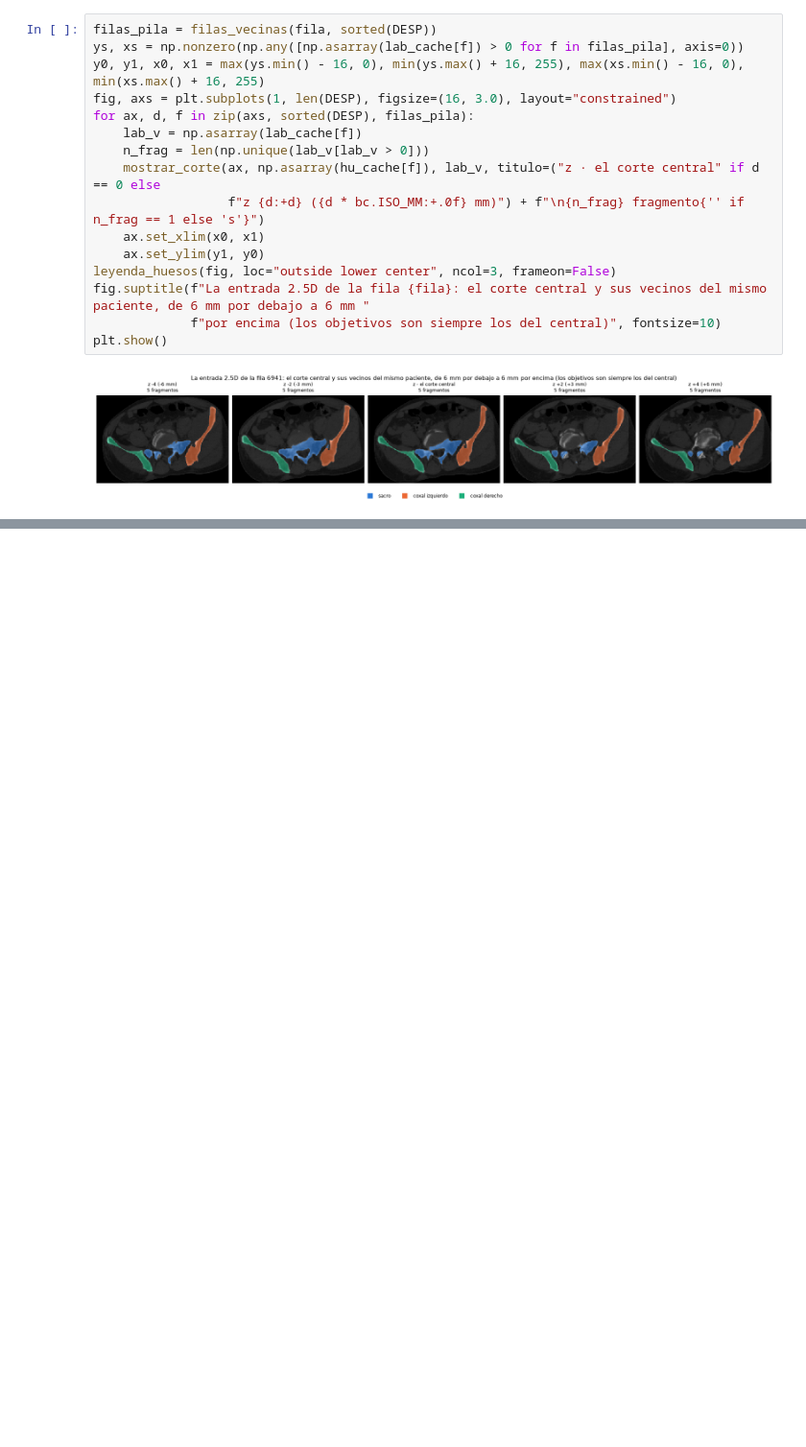
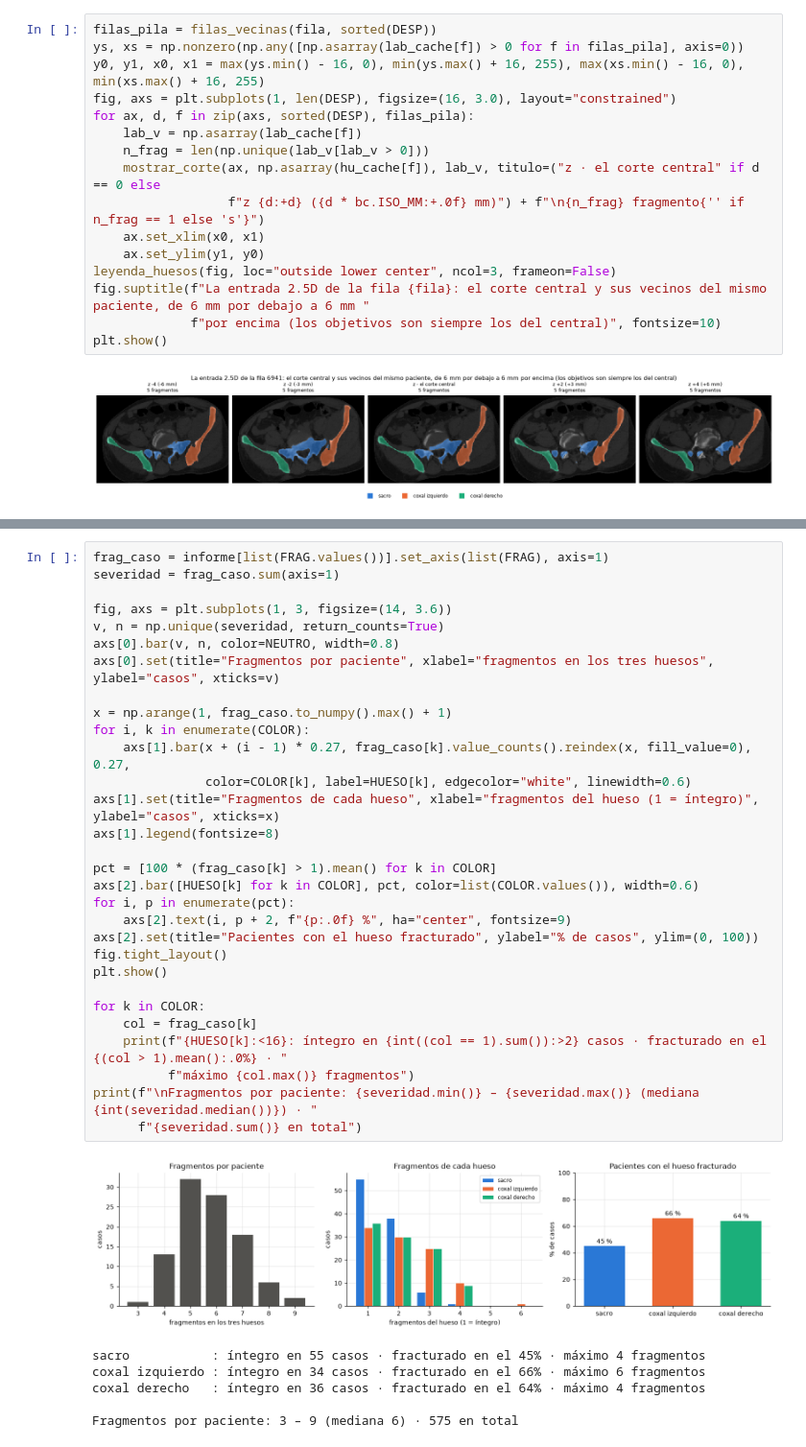
Before and after one commit to MarcAragon/proyecto_pengwin, a Jupyter notebook: Pengwin.ipynb, the cells around one changed output, grey strips where cells are left out. Shown at 96% size. Cells and saved outputs as stored; diff of their text form; blank space fills up the shorter version.

Commit message:
feat(datos): definir entrada 2.5D con tres ventanas y abrir el EDA
- Ventanas HU y pila de cortes vecinos (1.12)
- EDA: análisis 1-4 (regiones, fragmentos, ventana de hueso, grilla)
- Decisiones D1-D4

```diff
--- a/Pengwin.ipynb
+++ b/Pengwin.ipynb
@@ -903,0 +922,37 @@ plt.show()
+# %%
+frag_caso = informe[list(FRAG.values())].set_axis(list(FRAG), axis=1)
+severidad = frag_caso.sum(axis=1)
+
+fig, axs = plt.subplots(1, 3, figsize=(14, 3.6))
+v, n = np.unique(severidad, return_counts=True)
+axs[0].bar(v, n, color=NEUTRO, width=0.8)
+axs[0].set(title="Fragmentos por paciente", xlabel="fragmentos en los tres huesos", ylabel="casos", xticks=v)
+
+x = np.arange(1, frag_caso.to_numpy().max() + 1)
+for i, k in enumerate(COLOR):
+    axs[1].bar(x + (i - 1) * 0.27, frag_caso[k].value_counts().reindex(x, fill_value=0), 0.27,
+               color=COLOR[k], label=HUESO[k], edgecolor="white", linewidth=0.6)
+axs[1].set(title="Fragmentos de cada hueso", xlabel="fragmentos del hueso (1 = íntegro)", ylabel="casos", xticks=x)
+axs[1].legend(fontsize=8)
+
+pct = [100 * (frag_caso[k] > 1).mean() for k in COLOR]
+axs[2].bar([HUESO[k] for k in COLOR], pct, color=list(COLOR.values()), width=0.6)
+for i, p in enumerate(pct):
+    axs[2].text(i, p + 2, f"{p:.0f} %", ha="center", fontsize=9)
+axs[2].set(title="Pacientes con el hueso fracturado", ylabel="% de casos", ylim=(0, 100))
+fig.tight_layout()
+plt.show()
+
+for k in COLOR:
+    col = frag_caso[k]
+    print(f"{HUESO[k]:<16}: íntegro en {int((col == 1).sum()):>2} casos · fracturado en el {(col > 1).mean():.0%} · "
+          f"máximo {col.max()} fragmentos")
+print(f"\nFragmentos por paciente: {severidad.min()} – {severidad.max()} (mediana {int(severidad.median())}) · "
+      f"{severidad.sum()} en total")
+# %% [output]
+[figure, added]
+sacro           : íntegro en 55 casos · fracturado en el 45% · máximo 4 fragmentos
+coxal izquierdo : íntegro en 34 casos · fracturado en el 66% · máximo 6 fragmentos
+coxal derecho   : íntegro en 36 casos · fracturado en el 64% · máximo 4 fragmentos
+
+Fragmentos por paciente: 3 – 9 (mediana 6) · 575 en total
```
Also changed, not shown: parts of 39 cells of this notebook.
